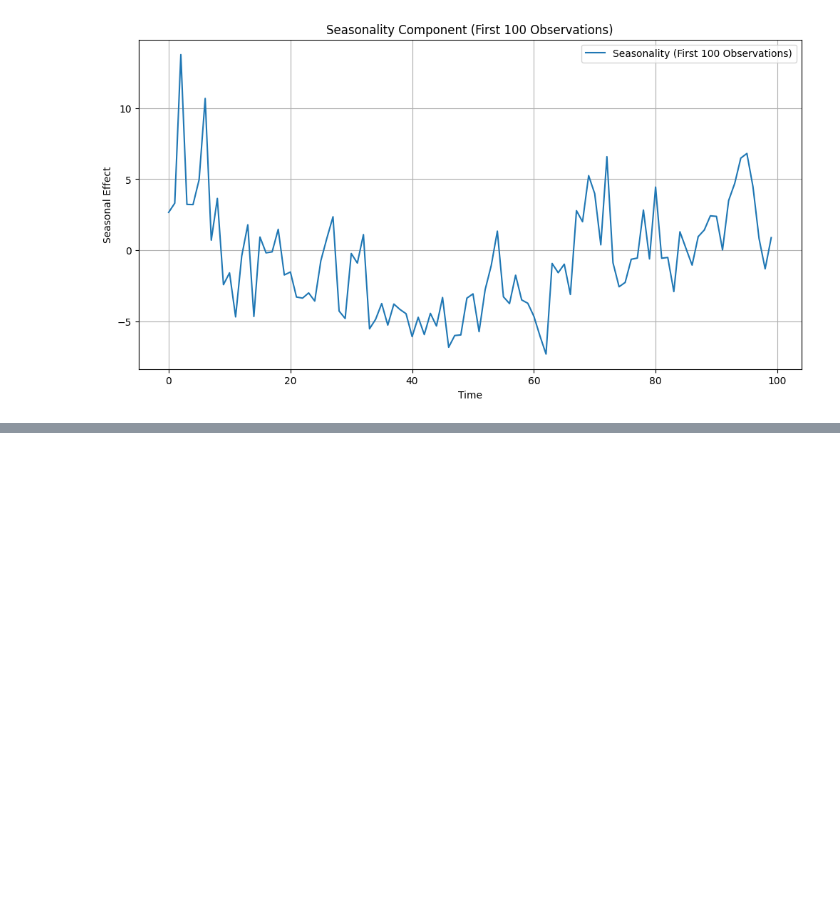
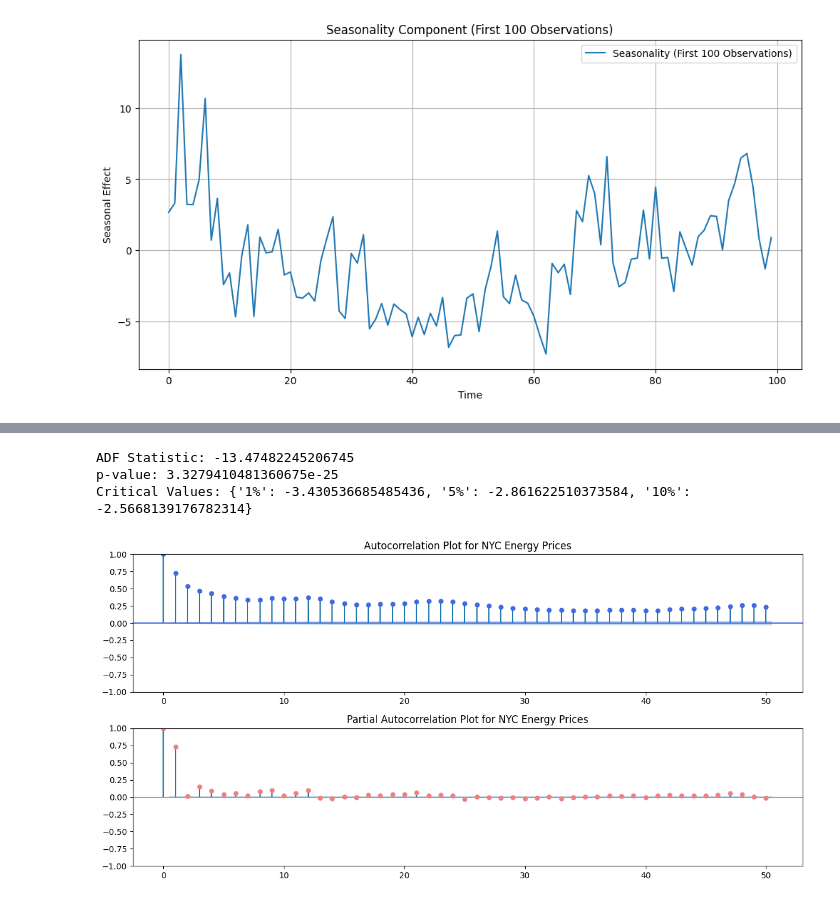
Before and after one commit to forumb94/energypricecode, a Jupyter notebook: maincode.ipynb, the cells around one changed output, grey strips where cells are left out. Drawn from its saved outputs; the diff is of its cells as text; code cells hidden in the pictures; blank space fills up the shorter version.

```diff
--- a/maincode.ipynb
+++ b/maincode.ipynb
@@ -593,0 +666,39 @@ KeyError: "None of [Index(['Electricity_Demand_MWh', 'Market_Price_USD_MWh', 'Te
+# %%
+# Drop missing values in the price column
+df_price = df[[price_column]].dropna()
+
+# Perform the Augmented Dickey-Fuller (ADF) test
+adf_result = adfuller(df_price[price_column])
+
+# Prepare results
+adf_output = {
+    "ADF Statistic": adf_result[0],
+    "p-value": adf_result[1],
+    "Critical Values": adf_result[4]
+}
+
+# Display results manually
+print("ADF Statistic:", adf_result[0])
+print("p-value:", adf_result[1])
+print("Critical Values:", adf_result[4])
+# %% [output]
+ADF Statistic: -13.47482245206745
+p-value: 3.3279410481360675e-25
+Critical Values: {'1%': -3.430536685485436, '5%': -2.861622510373584, '10%': -2.5668139176782314}
+# %%
+# Create subplots for ACF and PACF plots
+fig, ax = plt.subplots(2, 1, figsize=(12, 6))
+
+# Plot Autocorrelation (ACF)
+plot_acf(df_price[price_column], lags=50, ax=ax[0], color='royalblue')
+ax[0].set_title('Autocorrelation Plot for NYC Energy Prices')
+
+# Plot Partial Autocorrelation (PACF)
+plot_pacf(df_price[price_column], lags=50, ax=ax[1], color='lightcoral')
+ax[1].set_title('Partial Autocorrelation Plot for NYC Energy Prices')
+
+# Adjust layout and show plot
+plt.tight_layout()
+plt.show()
+# %% [output]
+[figure, added]
```
Also changed, not shown: parts of 18 cells of this notebook.
